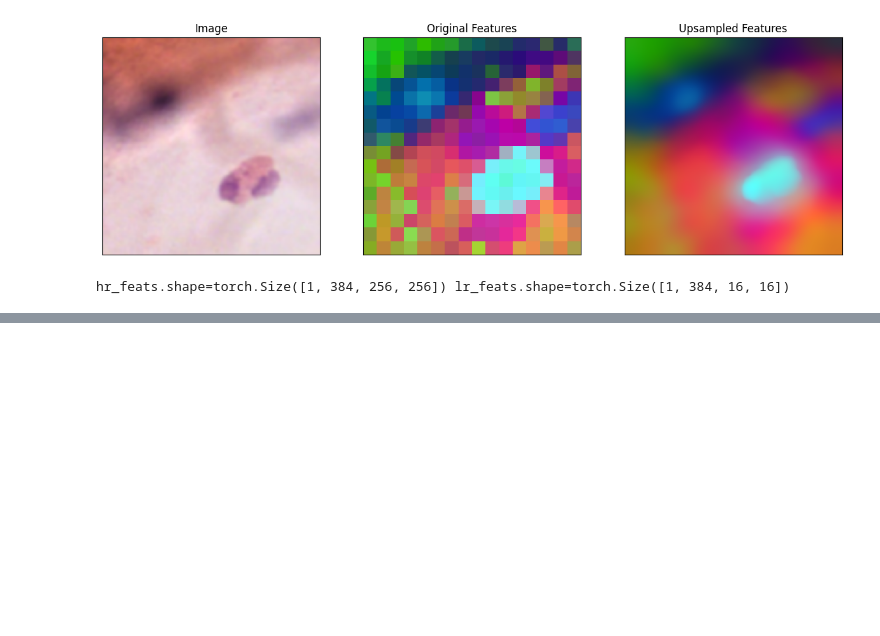
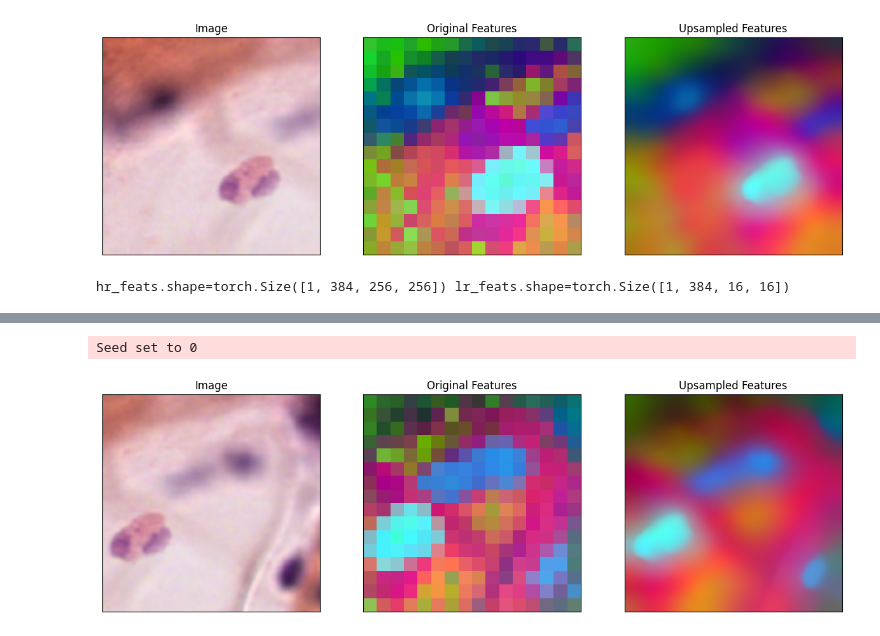
Before and after one commit to thingumajig/feature-map-experiments, a Jupyter notebook: notebooks/featUp-basic.ipynb, the cells around one changed output, grey strips where cells are left out. Drawn from its saved outputs; the diff is of its cells as text; code cells hidden in the pictures; blank space fills up the shorter version.

```diff
--- a/notebooks/featUp-basic.ipynb
+++ b/notebooks/featUp-basic.ipynb
@@ -72,10 +72,34 @@ Seed set to 0
 [figure]
 # %% [markdown]
 # DINO v2
+# %%
+import matplotlib.pyplot as plt
+from featup.util import pca, remove_axes
+from featup.featurizers.maskclip.clip import tokenize
+from pytorch_lightning import seed_everything
+import torch
+import torch.nn.functional as F
+
+
+@torch.no_grad()
+def plot_feats_pca(image, lr, hr, fit_pca = None):
+    assert len(image.shape) == len(lr.shape) == len(hr.shape) == 3
+    seed_everything(0)
+    [lr_feats_pca, hr_feats_pca], fit_pca = pca([lr.unsqueeze(0), hr.unsqueeze(0)], fit_pca = fit_pca)
+    fig, ax = plt.subplots(1, 3, figsize=(15, 5))
+    ax[0].imshow(image.permute(1, 2, 0).detach().cpu())
+    ax[0].set_title("Image")
+    ax[1].imshow(lr_feats_pca[0].permute(1, 2, 0).detach().cpu())
+    ax[1].set_title("Original Features")
+    ax[2].imshow(hr_feats_pca[0].permute(1, 2, 0).detach().cpu())
+    ax[2].set_title("Upsampled Features")
+    remove_axes(ax)
+    plt.show()
+    return fit_pca
 # %%
 upsampler = torch.hub.load("mhamilton723/FeatUp", 'dinov2', use_norm=use_norm).to(device)
 hr_feats = upsampler(image_tensor)
 lr_feats = upsampler.model(image_tensor)
-plot_feats(unnorm(image_tensor)[0], lr_feats[0], hr_feats[0])
+fit_pca = plot_feats_pca(unnorm(image_tensor)[0], lr_feats[0], hr_feats[0])
 # %% [output]
 Using cache found in /root/.cache/torch/hub/mhamilton723_FeatUp_main
@@ -90,0 +118,9 @@ hr_feats.shape=torch.Size([1, 384, 256, 256]) lr_feats.shape=torch.Size([1, 384,
+# %%
+image_tensor2 = transform(image3).unsqueeze(0).to(device)
+
+hr_feats = upsampler(image_tensor2)
+lr_feats = upsampler.model(image_tensor2)
+fit_pca = plot_feats_pca(unnorm(image_tensor2)[0], lr_feats[0], hr_feats[0], fit_pca=fit_pca)
+# %% [output]
+Seed set to 0
+[figure, added]
```
Also changed, not shown: parts of 2 cells of this notebook.
